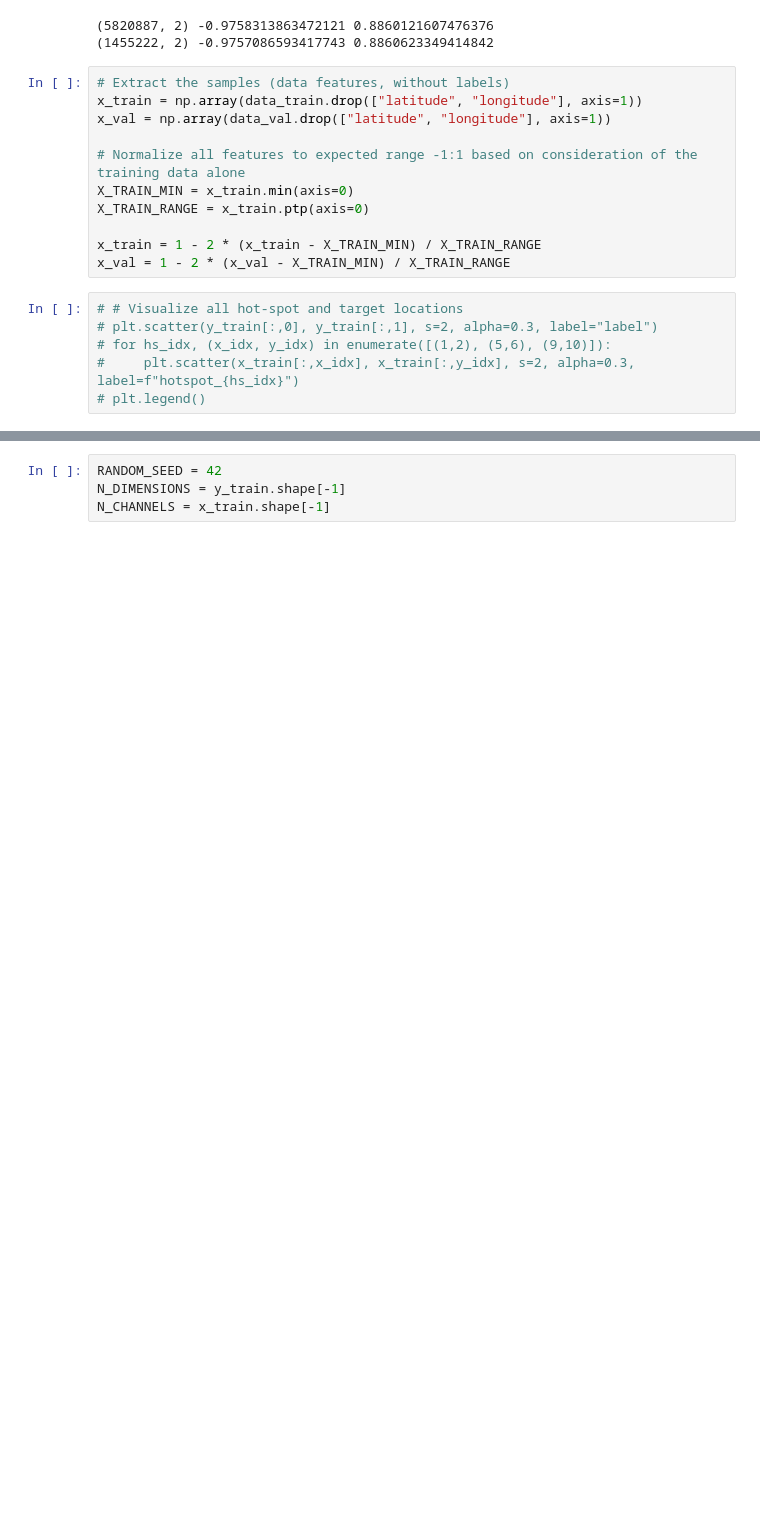
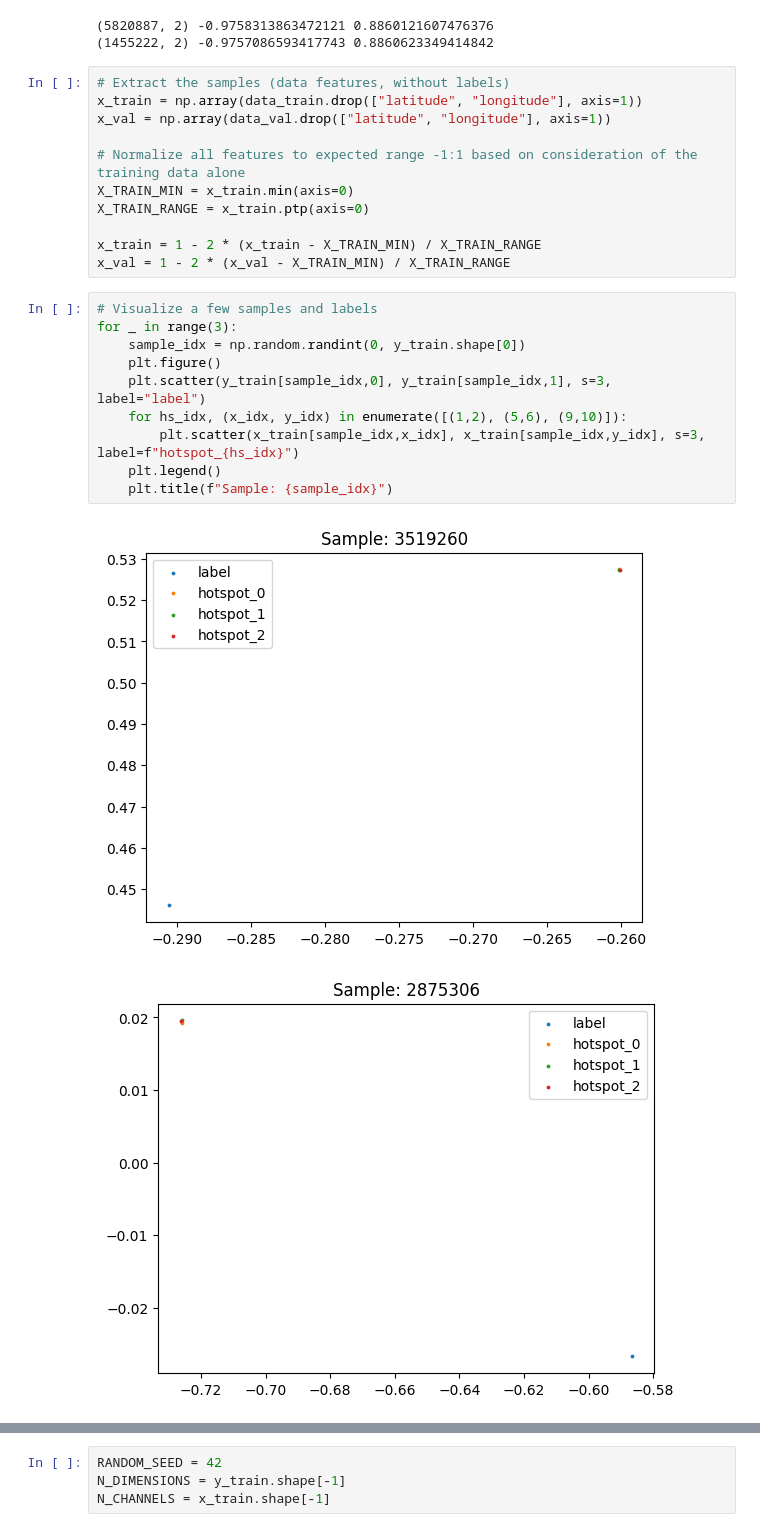
Before and after one commit to dcyoung/ml-triangulation, a Jupyter notebook: hostpots.ipynb, the cells around one changed output, grey strips where cells are left out. Saved outputs shown, nothing was run; the diff lists cells and outputs as text; blank space fills up the shorter version.

```diff
--- a/hostpots.ipynb
+++ b/hostpots.ipynb
@@ -67,8 +81,15 @@ X_TRAIN_RANGE = x_train.ptp(axis=0)
 x_train = 1 - 2 * (x_train - X_TRAIN_MIN) / X_TRAIN_RANGE
 x_val = 1 - 2 * (x_val - X_TRAIN_MIN) / X_TRAIN_RANGE
 # %%
-# # Visualize all hot-spot and target locations
-# plt.scatter(y_train[:,0], y_train[:,1], s=2, alpha=0.3, label="label")
-# for hs_idx, (x_idx, y_idx) in enumerate([(1,2), (5,6), (9,10)]):
-#     plt.scatter(x_train[:,x_idx], x_train[:,y_idx], s=2, alpha=0.3, label=f"hotspot_{hs_idx}")
-# plt.legend()
+# Visualize a few samples and labels
+for _ in range(3):
+    sample_idx = np.random.randint(0, y_train.shape[0])
+    plt.figure()
+    plt.scatter(y_train[sample_idx,0], y_train[sample_idx,1], s=3, label="label")
+    for hs_idx, (x_idx, y_idx) in enumerate([(1,2), (5,6), (9,10)]):
+        plt.scatter(x_train[sample_idx,x_idx], x_train[sample_idx,y_idx], s=3, label=f"hotspot_{hs_idx}")
+    plt.legend()
+    plt.title(f"Sample: {sample_idx}")
+# %% [output]
+[figure, added]
+[figure, added]
```
Also changed, not shown: parts of 6 cells of this notebook.
